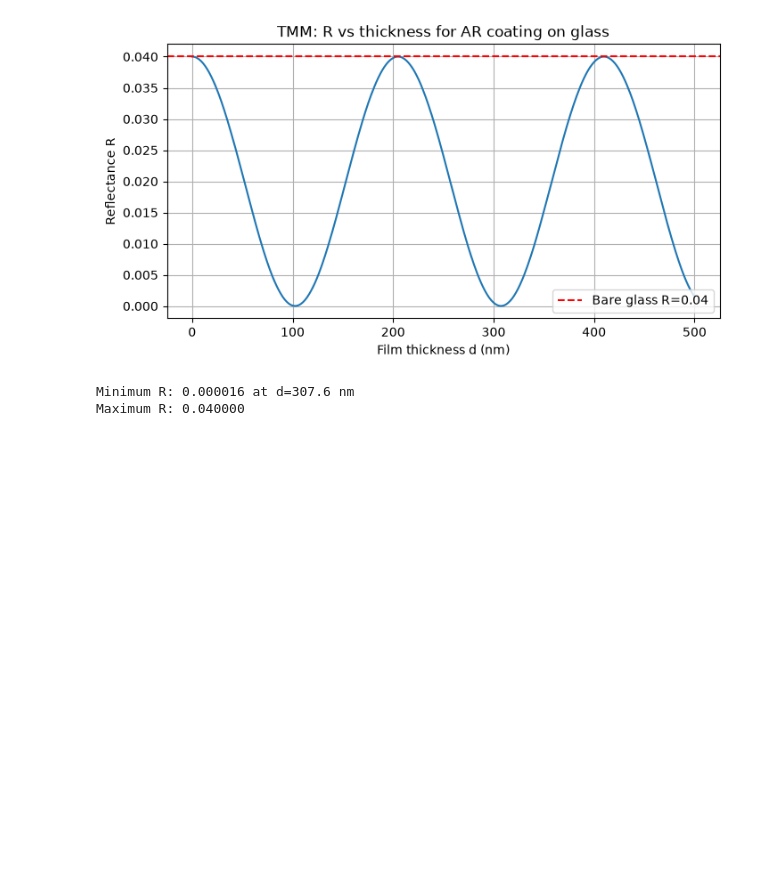
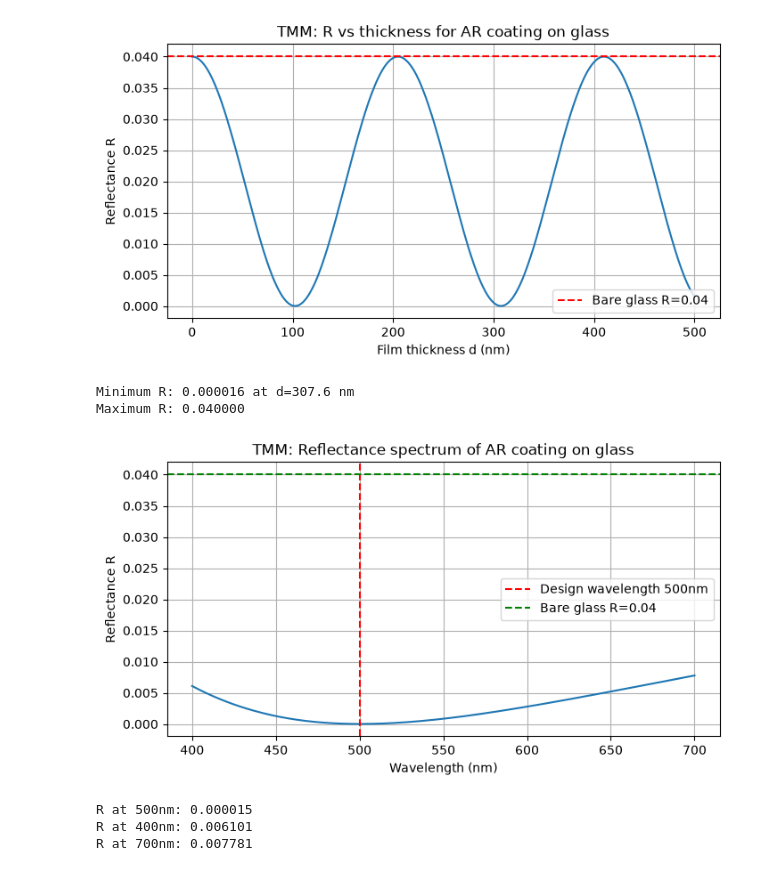
Before and after one commit to tdb3346-source/tmm-jax, a Jupyter notebook: tmm_forward.ipynb, the cells around one changed output. Saved outputs shown, nothing was run; the diff lists cells and outputs as text; code cells hidden in the pictures; blank space fills up the shorter version.

Commit message:
Session 4: wavelength sweep complete, forward model done

```diff
--- a/tmm_forward.ipynb
+++ b/tmm_forward.ipynb
@@ -110,3 +110,34 @@ print(f"Maximum R: {max(R_values):.6f}")
 [figure]
 Minimum R: 0.000016 at d=307.6 nm
 Maximum R: 0.040000
+# %%
+# Wavelength sweep: fix d=102.5nm (quarter-wave at 500nm for n=1.22)
+wavelengths = jnp.linspace(400, 700, 300)
+d_fixed = 102.5
+n0, n1, n2 = 1.0, 1.22, 1.5
+
+# Vectorized version - faster than list comprehension
+def R_at_wavelength(lam):
+    return tmm_single_layer(n0, n1, n2, d_fixed, lam)
+
+R_spectrum = jnp.vectorize(R_at_wavelength)(wavelengths)
+
+plt.figure(figsize=(8,4))
+plt.plot(wavelengths, R_spectrum)
+plt.axvline(500, color='r', linestyle='--', label='Design wavelength 500nm')
+plt.axhline(0.04, color='g', linestyle='--', label='Bare glass R=0.04')
+plt.xlabel('Wavelength (nm)')
+plt.ylabel('Reflectance R')
+plt.title('TMM: Reflectance spectrum of AR coating on glass')
+plt.legend()
+plt.grid(True)
+plt.show()
+
+print(f"R at 500nm: {float(R_at_wavelength(500.0)):.6f}")
+print(f"R at 400nm: {float(R_at_wavelength(400.0)):.6f}")
+print(f"R at 700nm: {float(R_at_wavelength(700.0)):.6f}")
+# %% [output]
+[figure, added]
+R at 500nm: 0.000015
+R at 400nm: 0.006101
+R at 700nm: 0.007781
```
